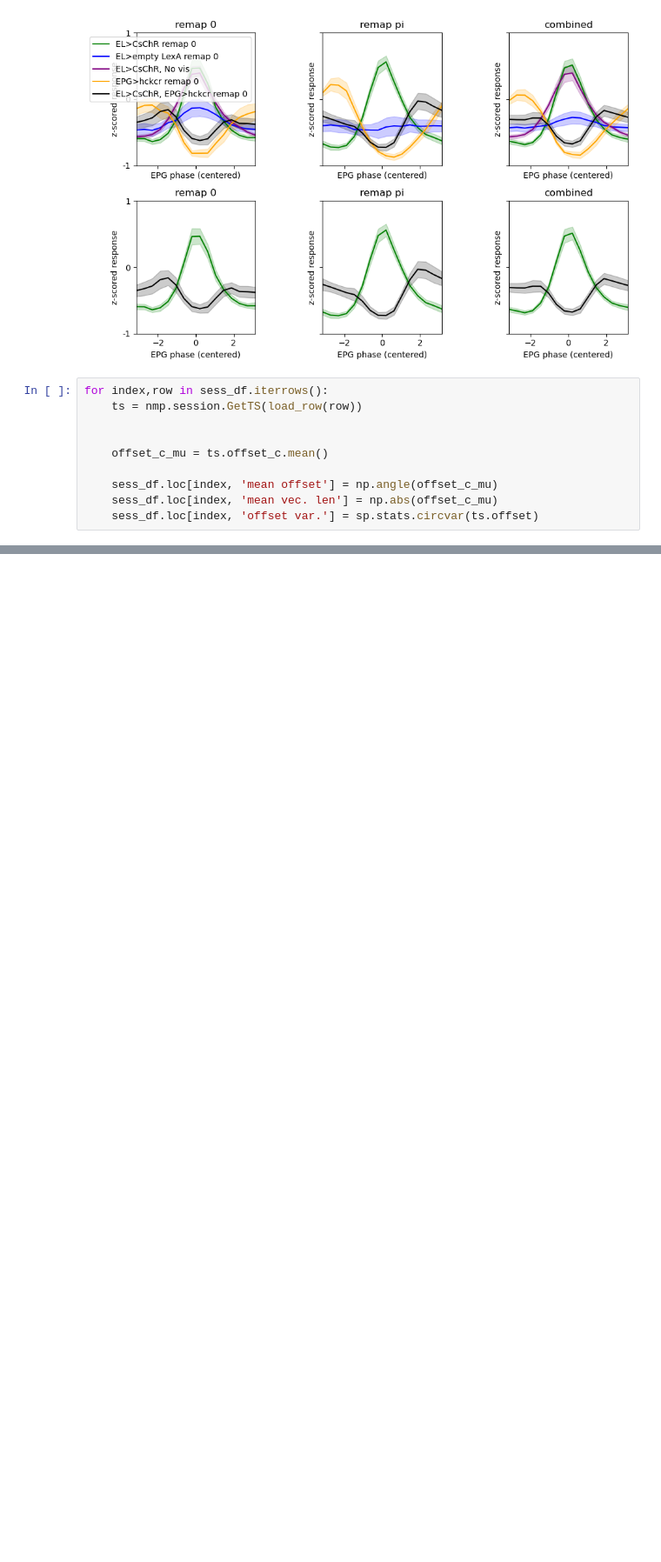
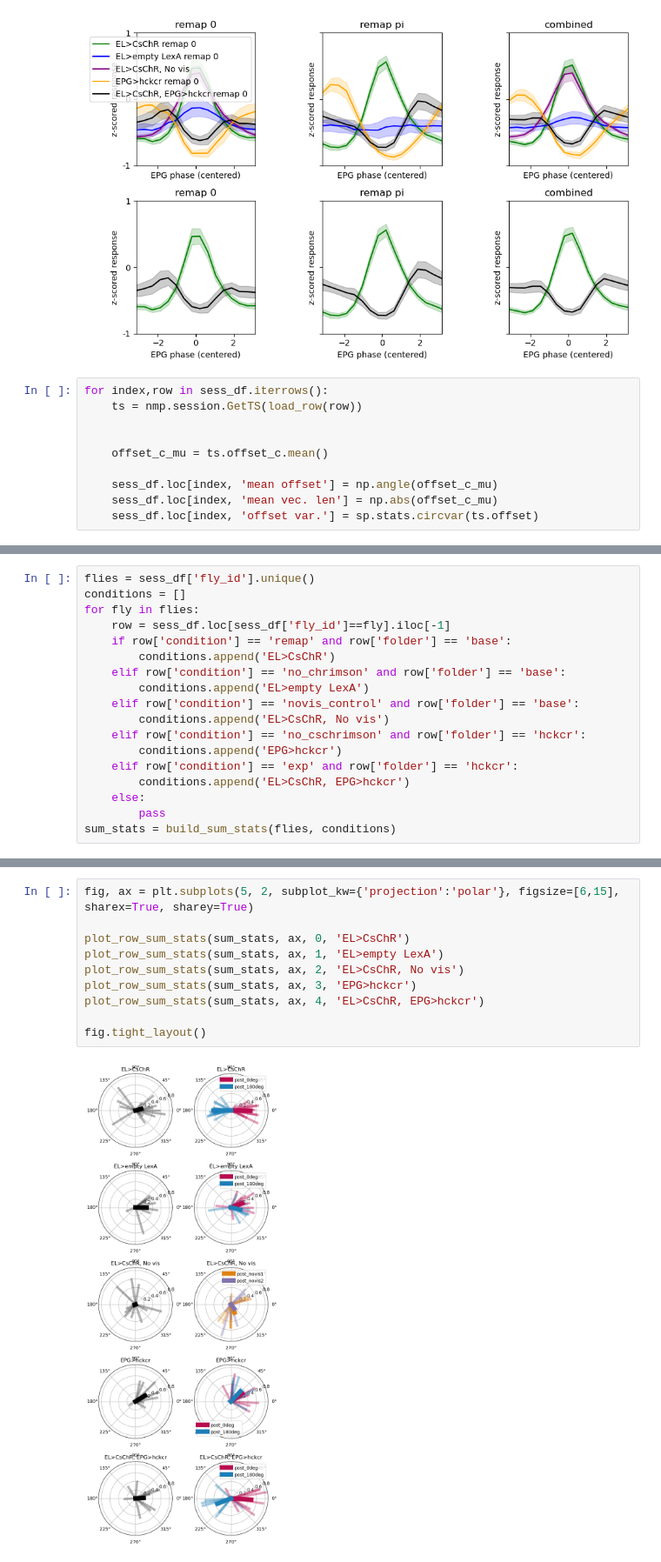
Before and after one commit to yfisher-lab/NeuromodPlasticity, a Jupyter notebook: NeuromodPlasticity/figures/remapping/gof_combined.ipynb, the cells around one changed output, grey strips where cells are left out. Shown at 87% size. Cells and saved outputs as stored; diff of their text form; blank space fills up the shorter version.

```diff
--- a/NeuromodPlasticity/figures/remapping/gof_combined.ipynb
+++ b/NeuromodPlasticity/figures/remapping/gof_combined.ipynb
@@ -328 +330,19 @@ def build_sum_stats(fly_list):
     return pd.DataFrame(sum_stats)
+# %%
+flies = sess_df['fly_id'].unique()
+conditions = []
+for fly in flies:
+    row = sess_df.loc[sess_df['fly_id']==fly].iloc[-1]
+    if row['condition'] == 'remap' and row['folder'] == 'base':
+        conditions.append('EL>CsChR')
+    elif row['condition'] == 'no_chrimson' and row['folder'] == 'base':
+        conditions.append('EL>empty LexA')
+    elif row['condition'] == 'novis_control' and row['folder'] == 'base':
+        conditions.append('EL>CsChR, No vis')
+    elif row['condition'] == 'no_cschrimson' and row['folder'] == 'hckcr':
+        conditions.append('EPG>hckcr')
+    elif row['condition'] == 'exp' and row['folder'] == 'hckcr':
+        conditions.append('EL>CsChR, EPG>hckcr')
+    else:
+        pass
+sum_stats = build_sum_stats(flies, conditions)
@@ -328,0 +396,12 @@ def build_sum_stats(fly_list):
+# %%
+fig, ax = plt.subplots(5, 2, subplot_kw={'projection':'polar'}, figsize=[6,15], sharex=True, sharey=True)
+
+plot_row_sum_stats(sum_stats, ax, 0, 'EL>CsChR')
+plot_row_sum_stats(sum_stats, ax, 1, 'EL>empty LexA')
+plot_row_sum_stats(sum_stats, ax, 2, 'EL>CsChR, No vis')
+plot_row_sum_stats(sum_stats, ax, 3, 'EPG>hckcr')
+plot_row_sum_stats(sum_stats, ax, 4, 'EL>CsChR, EPG>hckcr')
+
+fig.tight_layout()
+# %% [output]
+[figure, added]
```
Also changed, not shown: parts of 6 cells of this notebook, 3 other files.
